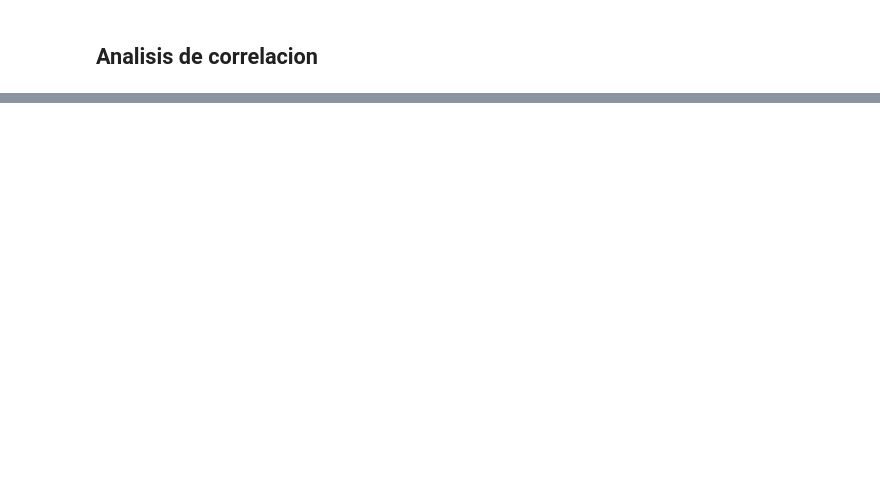
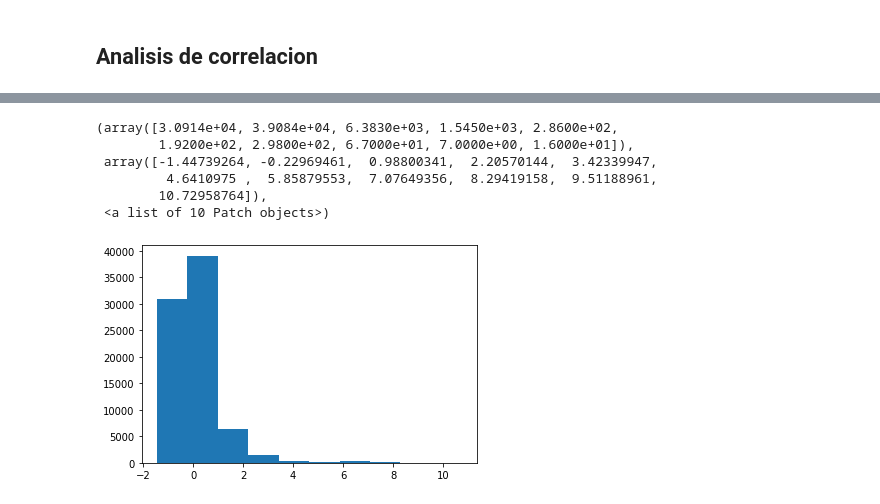
Before and after one commit to douglasag17/ML-SmartBuildings, a Jupyter notebook: PreparacionDeLosDatos/hvac.ipynb, the cells around one changed output, grey strips where cells are left out. Cells and saved outputs as stored; diff of their text form; code cells hidden in the pictures; blank space fills up the shorter version.

```diff
--- a/PreparacionDeLosDatos/hvac.ipynb
+++ b/PreparacionDeLosDatos/hvac.ipynb
@@ -132,0 +158,4 @@ correlacion
+# %%
+zscore = lambda x : (x - x.mean()) / x.std()
+z_group = dataSinAtipicos["POTENCIA TRAFO 3"].transform(zscore)
+z_group.describe()
@@ -132,0 +172,10 @@ correlacion
+# %%
+plt.hist(z_group)
+# %% [output]
+(array([3.0914e+04, 3.9084e+04, 6.3830e+03, 1.5450e+03, 2.8600e+02,
+        1.9200e+02, 2.9800e+02, 6.7000e+01, 7.0000e+00, 1.6000e+01]),
+ array([-1.44739264, -0.22969461,  0.98800341,  2.20570144,  3.42339947,
+         4.6410975 ,  5.85879553,  7.07649356,  8.29419158,  9.51188961,
+        10.72958764]),
+ <a list of 10 Patch objects>)
+[figure, added]
```
Also changed, not shown: parts of 9 cells of this notebook.
